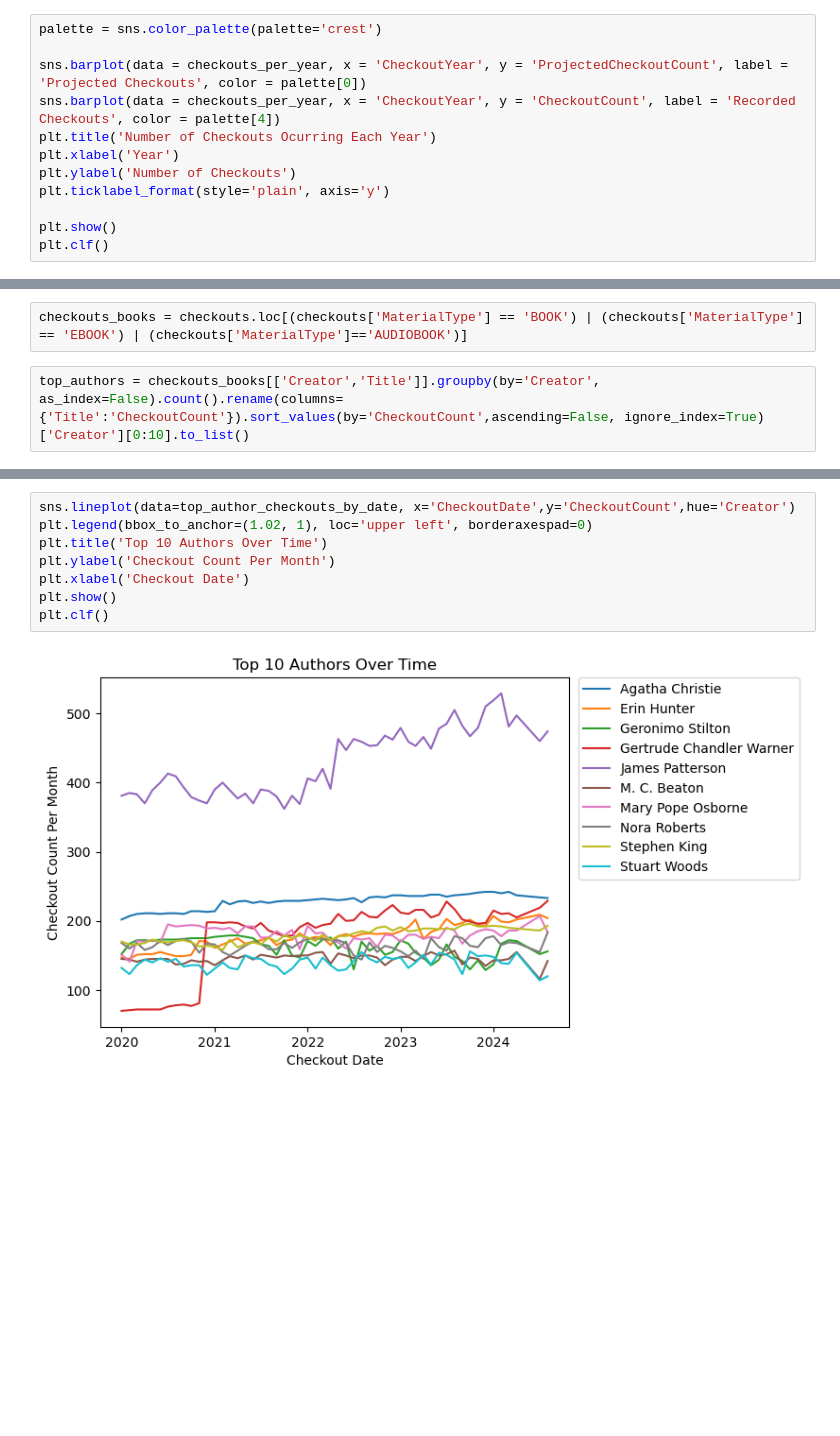
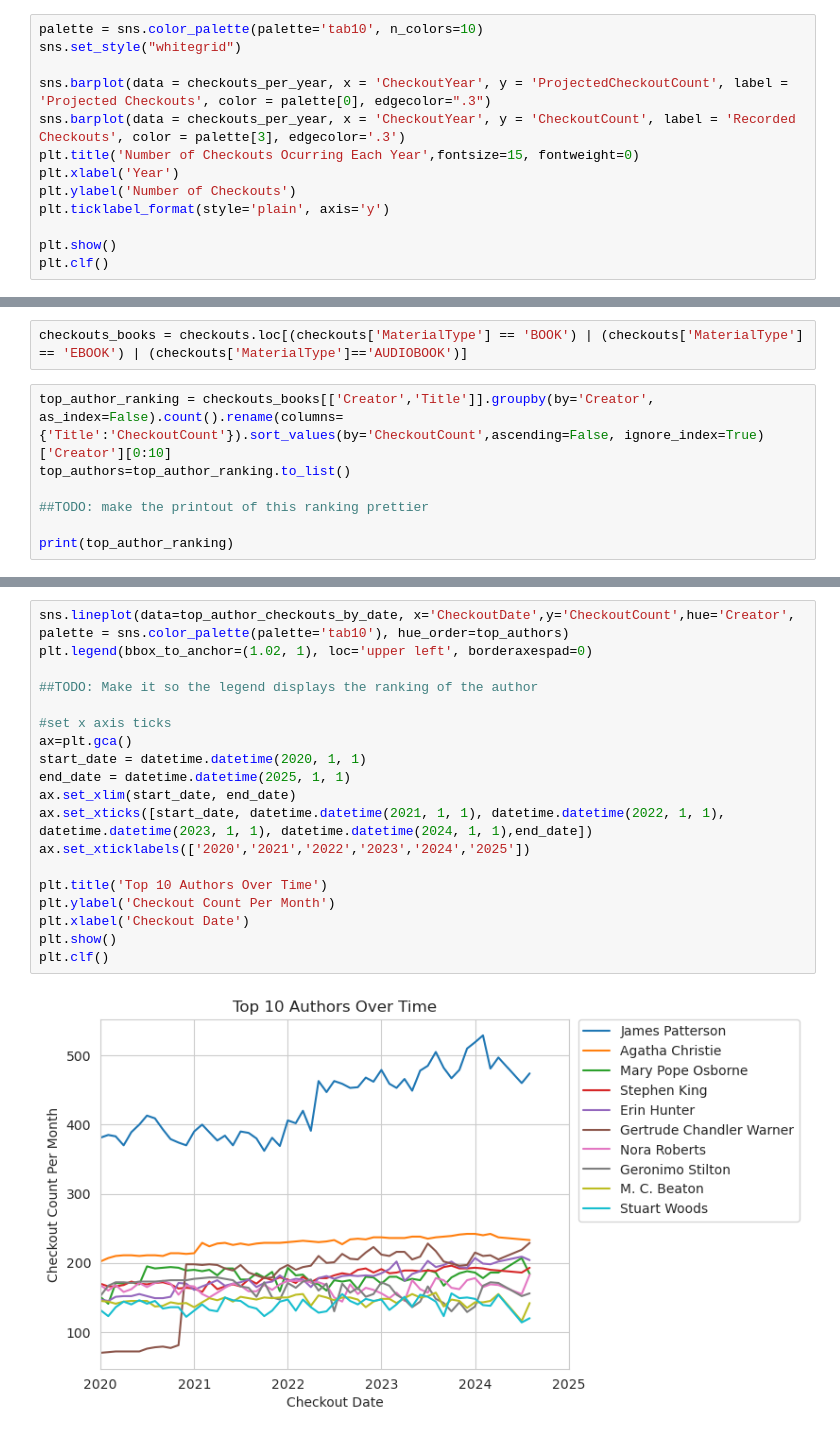
Before and after one commit to grace-blip/Seattle-Library-Project, a Jupyter notebook: Seattle_Library_Analysis.ipynb, the cells around one changed output, grey strips where cells are left out. Drawn from its saved outputs; the diff is of its cells as text; blank space fills up the shorter version.

```diff
--- a/Seattle_Library_Analysis.ipynb
+++ b/Seattle_Library_Analysis.ipynb
@@ -51,11 +52,12 @@ checkouts_per_year = checkouts[['CheckoutYear','Title']].groupby(by='CheckoutYea
 checkouts_per_year["ProjectedCheckoutCount"]= 0
 checkouts_per_year.loc[checkouts_per_year['CheckoutYear'] == 2024, 'ProjectedCheckoutCount'] = int(1.5*(checkouts_per_year.loc[checkouts_per_year['CheckoutYear'] == 2024, 'CheckoutCount']).iloc[0])
 # %%
-palette = sns.color_palette(palette='crest')
+palette = sns.color_palette(palette='tab10', n_colors=10)
+sns.set_style("whitegrid")
 
-sns.barplot(data = checkouts_per_year, x = 'CheckoutYear', y = 'ProjectedCheckoutCount', label = 'Projected Checkouts', color = palette[0])
-sns.barplot(data = checkouts_per_year, x = 'CheckoutYear', y = 'CheckoutCount', label = 'Recorded Checkouts', color = palette[4])
-plt.title('Number of Checkouts Ocurring Each Year')
+sns.barplot(data = checkouts_per_year, x = 'CheckoutYear', y = 'ProjectedCheckoutCount', label = 'Projected Checkouts', color = palette[0], edgecolor=".3")
+sns.barplot(data = checkouts_per_year, x = 'CheckoutYear', y = 'CheckoutCount', label = 'Recorded Checkouts', color = palette[3], edgecolor='.3')
+plt.title('Number of Checkouts Ocurring Each Year',fontsize=15, fontweight=0)
 plt.xlabel('Year')
 plt.ylabel('Number of Checkouts')
 plt.ticklabel_format(style='plain', axis='y')
@@ -160,4 +162,9 @@ TODO: Should I also consider the catgories of objects that are listed under two
 # %%
 checkouts_books = checkouts.loc[(checkouts['MaterialType'] == 'BOOK') | (checkouts['MaterialType'] == 'EBOOK') | (checkouts['MaterialType']=='AUDIOBOOK')]
 # %%
-top_authors = checkouts_books[['Creator','Title']].groupby(by='Creator', as_index=False).count().rename(columns={'Title':'CheckoutCount'}).sort_values(by='CheckoutCount',ascending=False, ignore_index=True)['Creator'][0:10].to_list()
+top_author_ranking = checkouts_books[['Creator','Title']].groupby(by='Creator', as_index=False).count().rename(columns={'Title':'CheckoutCount'}).sort_values(by='CheckoutCount',ascending=False, ignore_index=True)['Creator'][0:10]
+top_authors=top_author_ranking.to_list()
+
+##TODO: make the printout of this ranking prettier
+
+print(top_author_ranking)
@@ -189,13 +188,24 @@ from datetime import date
 top_author_checkouts_by_date['Dummy_Day']=1
 top_author_checkouts_by_date['CheckoutDate']= pd.to_datetime({'year':top_author_checkouts_by_date['CheckoutYear'],'month':top_author_checkouts_by_date['CheckoutMonth'],'day':top_author_checkouts_by_date['Dummy_Day']})
 # %%
-sns.lineplot(data=top_author_checkouts_by_date, x='CheckoutDate',y='CheckoutCount',hue='Creator')
+sns.lineplot(data=top_author_checkouts_by_date, x='CheckoutDate',y='CheckoutCount',hue='Creator', palette = sns.color_palette(palette='tab10'), hue_order=top_authors)
 plt.legend(bbox_to_anchor=(1.02, 1), loc='upper left', borderaxespad=0)
+
+##TODO: Make it so the legend displays the ranking of the author
+
+#set x axis ticks
+ax=plt.gca()
+start_date = datetime.datetime(2020, 1, 1)
+end_date = datetime.datetime(2025, 1, 1)
+ax.set_xlim(start_date, end_date)
+ax.set_xticks([start_date, datetime.datetime(2021, 1, 1), datetime.datetime(2022, 1, 1), datetime.datetime(2023, 1, 1), datetime.datetime(2024, 1, 1),end_date])
+ax.set_xticklabels(['2020','2021','2022','2023','2024','2025'])
+
 plt.title('Top 10 Authors Over Time')
 plt.ylabel('Checkout Count Per Month')
 plt.xlabel('Checkout Date')
 plt.show()
 plt.clf()
 # %% [output]
-[figure, old version]
+[figure, new version]
 <Figure size 640x480 with 0 Axes>
```
Also changed, not shown: parts of 9 cells of this notebook.
